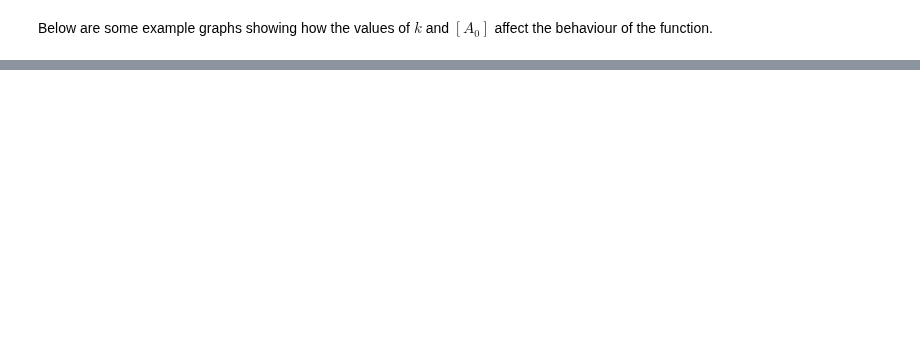
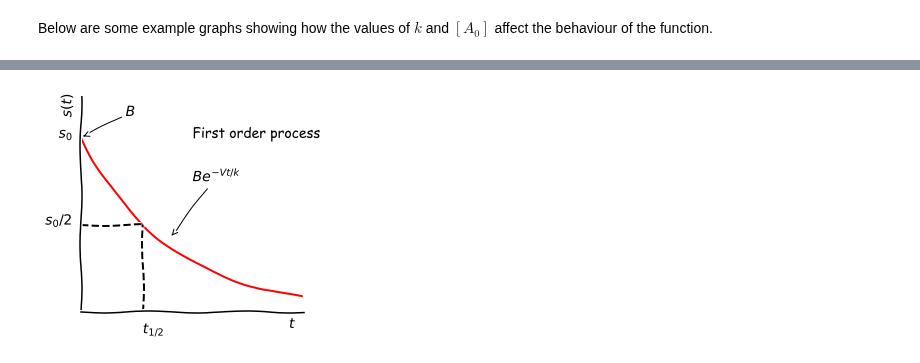
Before and after one commit to philipwfowler/quantitative_biochemistry, a Jupyter notebook: lectures/L11.ipynb, the cells around one changed output, grey strips where cells are left out. Cells and saved outputs as stored; diff of their text form; code cells hidden in the pictures; blank space fills up the shorter version.

```diff
--- a/lectures/L11.ipynb
+++ b/lectures/L11.ipynb
@@ -326,0 +342,35 @@ Hence $t_{1/2}$ depends on $s_0$. Since $t$ has the dimensions of time and $s_0$
+# %%
+t = numpy.linspace(0, 5, 50)
+
+plt.xkcd()
+fig,axis=plt.subplots(figsize=(4,4))
+axis.spines['right'].set_color('none')
+axis.spines['top'].set_color('none')
+axis.set_xticks(range(6,10))
+axis.set_xlim([0,5])
+axis.xaxis.set_label_coords(0.95, -0.025)
+axis.set_xlabel('$t$')
+
+axis.set_yticks(range(6,10))
+axis.set_ylim([0,5])
+axis.yaxis.set_label_coords(-0.025,0.95)
+axis.set_ylabel('$s(t)$')
+
+V=1
+k = 2
+B = 4
+s = B*numpy.exp((-V*t)/k)
+axis.plot(t, s,'r-')
+axis.annotate('$B$',xytext=(1,4.5),xy=(0,4),arrowprops=dict(arrowstyle='->'))
+axis.annotate('$Be^{-Vt/k}$',xytext=(2.5,3),xy=(2,1.7),arrowprops=dict(arrowstyle='->'))
+axis.text(2.5,4,'First order process')
+axis.plot((0,1.386),(2,2),'k--')
+axis.plot((1.386,1.386),(0,2),'k--')
+axis.text(1.386,-0.5,'$t_{1/2}$')
+axis.text(-0.8,2,'$s_0/2$')
+axis.text(-0.5,4,'$s_0$')
+plt.show()
+
+code_toggle()
+# %% [output]
+[figure, added]
```
Also changed, not shown: parts of 12 cells of this notebook.
